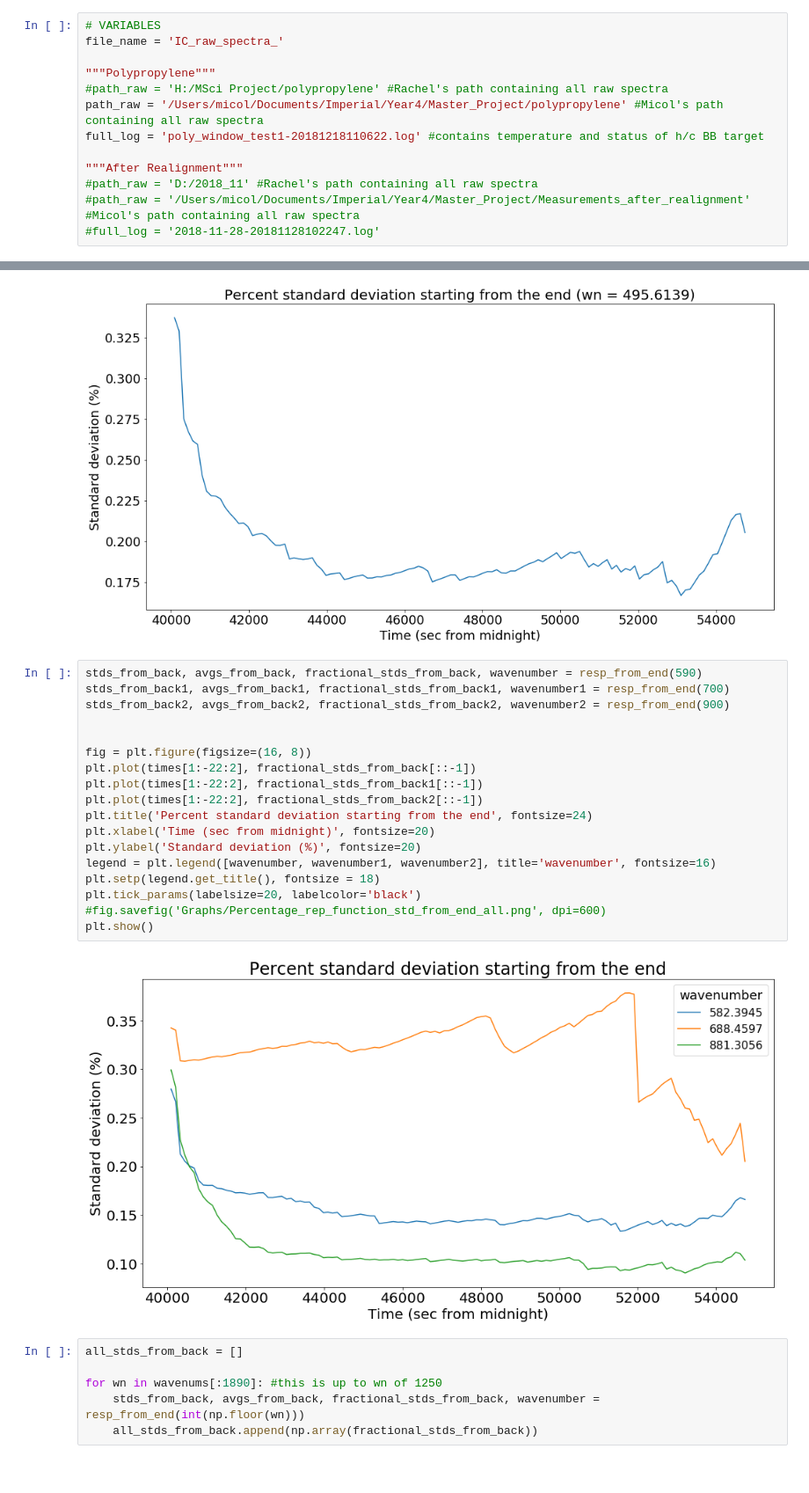
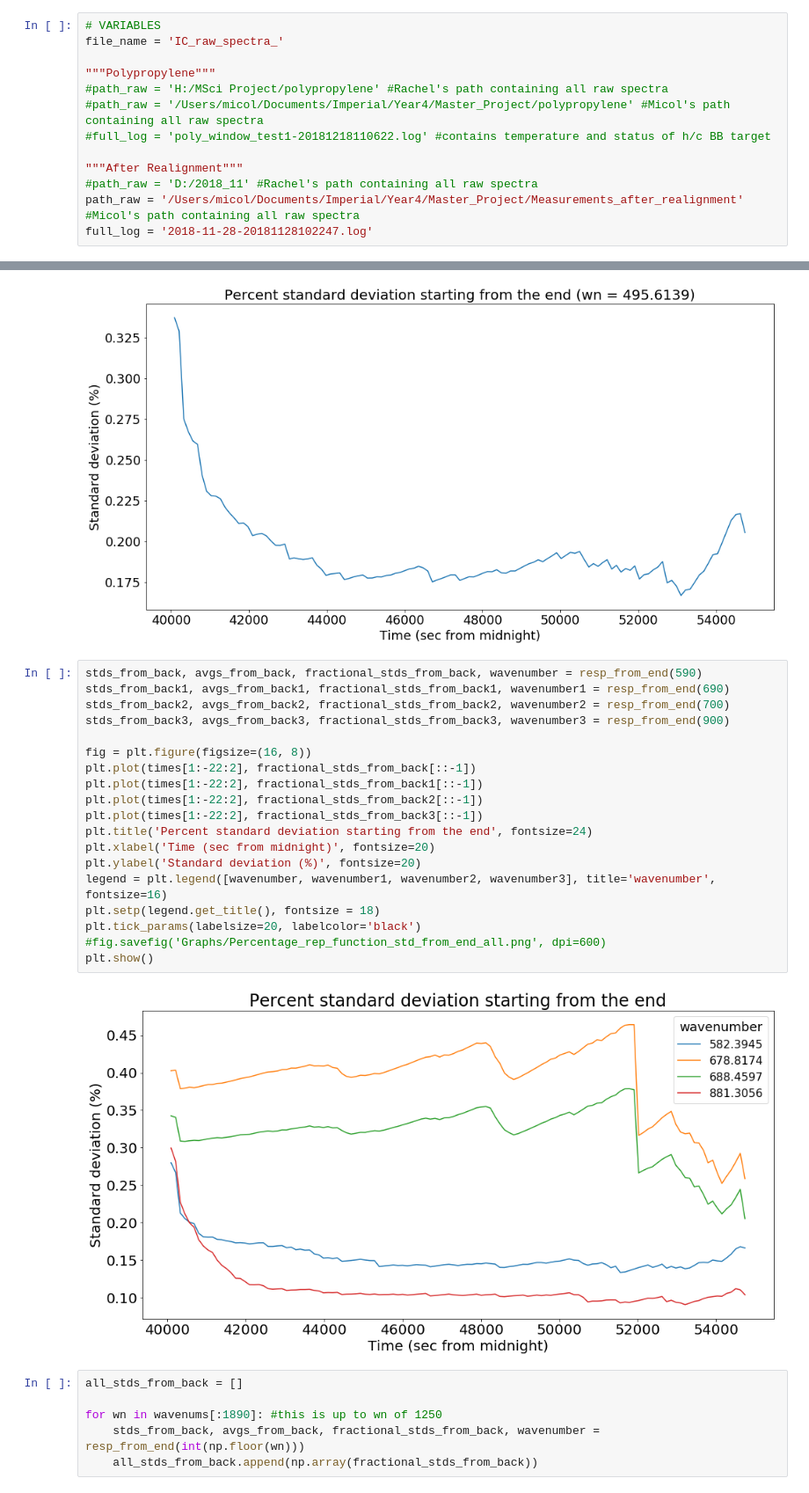
Before and after one commit to micolbedarida/MSci_Project, a Jupyter notebook: newpolycode.ipynb, the cells around one changed output, grey strips where cells are left out. Shown: that part at 88% size. Saved outputs shown, nothing was run; the diff lists cells and outputs as text.

```diff
--- a/newpolycode.ipynb
+++ b/newpolycode.ipynb
@@ -18,10 +18,10 @@ file_name = 'IC_raw_spectra_'
 
 """Polypropylene"""
 #path_raw = 'H:/MSci Project/polypropylene' #Rachel's path containing all raw spectra
-path_raw = '/Users/micol/Documents/Imperial/Year4/Master_Project/polypropylene' #Micol's path containing all raw spectra
-full_log = 'poly_window_test1-20181218110622.log' #contains temperature and status of h/c BB target
+#path_raw = '/Users/micol/Documents/Imperial/Year4/Master_Project/polypropylene' #Micol's path containing all raw spectra
+#full_log = 'poly_window_test1-20181218110622.log' #contains temperature and status of h/c BB target
 
 """After Realignment"""
 #path_raw = 'D:/2018_11' #Rachel's path containing all raw spectra
-#path_raw = '/Users/micol/Documents/Imperial/Year4/Master_Project/Measurements_after_realignment' #Micol's path containing all raw spectra
-#full_log = '2018-11-28-20181128102247.log'
+path_raw = '/Users/micol/Documents/Imperial/Year4/Master_Project/Measurements_after_realignment' #Micol's path containing all raw spectra
+full_log = '2018-11-28-20181128102247.log'
@@ -441,24 +439,25 @@ plt.show()
 [figure]
 # %%
 stds_from_back, avgs_from_back, fractional_stds_from_back, wavenumber = resp_from_end(590)
-stds_from_back1, avgs_from_back1, fractional_stds_from_back1, wavenumber1 = resp_from_end(700)
-stds_from_back2, avgs_from_back2, fractional_stds_from_back2, wavenumber2 = resp_from_end(900)
-
+stds_from_back1, avgs_from_back1, fractional_stds_from_back1, wavenumber1 = resp_from_end(690)
+stds_from_back2, avgs_from_back2, fractional_stds_from_back2, wavenumber2 = resp_from_end(700)
+stds_from_back3, avgs_from_back3, fractional_stds_from_back3, wavenumber3 = resp_from_end(900)
 
 fig = plt.figure(figsize=(16, 8))
 plt.plot(times[1:-22:2], fractional_stds_from_back[::-1])
 plt.plot(times[1:-22:2], fractional_stds_from_back1[::-1])
 plt.plot(times[1:-22:2], fractional_stds_from_back2[::-1])
+plt.plot(times[1:-22:2], fractional_stds_from_back3[::-1])
 plt.title('Percent standard deviation starting from the end', fontsize=24)
 plt.xlabel('Time (sec from midnight)', fontsize=20)
 plt.ylabel('Standard deviation (%)', fontsize=20)
-legend = plt.legend([wavenumber, wavenumber1, wavenumber2], title='wavenumber', fontsize=16)
+legend = plt.legend([wavenumber, wavenumber1, wavenumber2, wavenumber3], title='wavenumber', fontsize=16)
 plt.setp(legend.get_title(), fontsize = 18)
 plt.tick_params(labelsize=20, labelcolor='black')
 #fig.savefig('Graphs/Percentage_rep_function_std_from_end_all.png', dpi=600)
 plt.show()
 # %% [output]
-[figure, old version]
+[figure, new version]
 # %%
 all_stds_from_back = []
 
```
Also changed, not shown: parts of 7 cells of this notebook, 3 other files.
